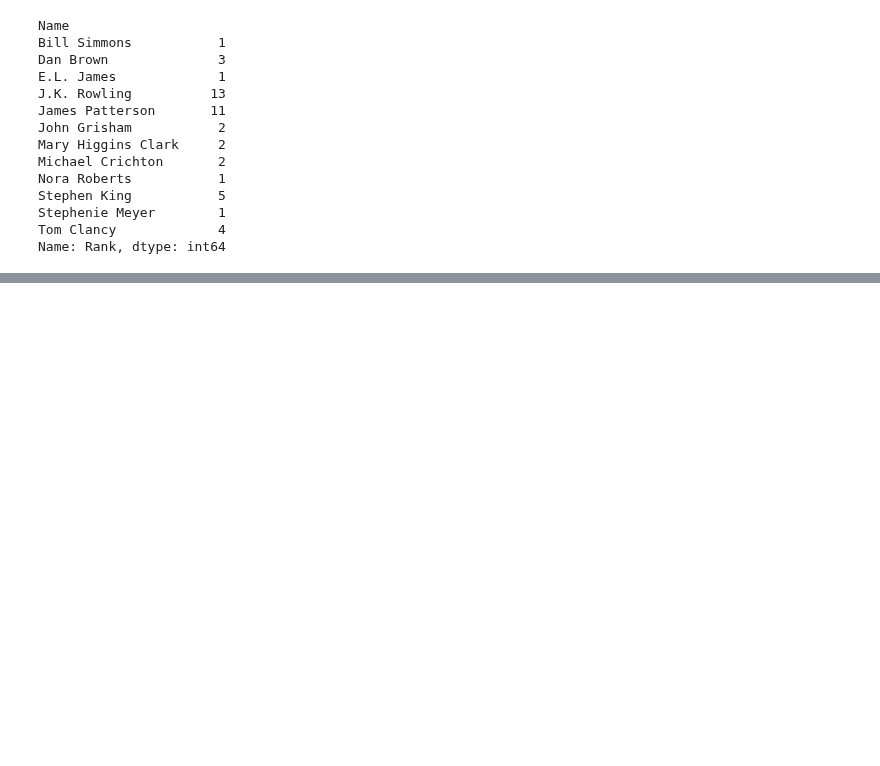
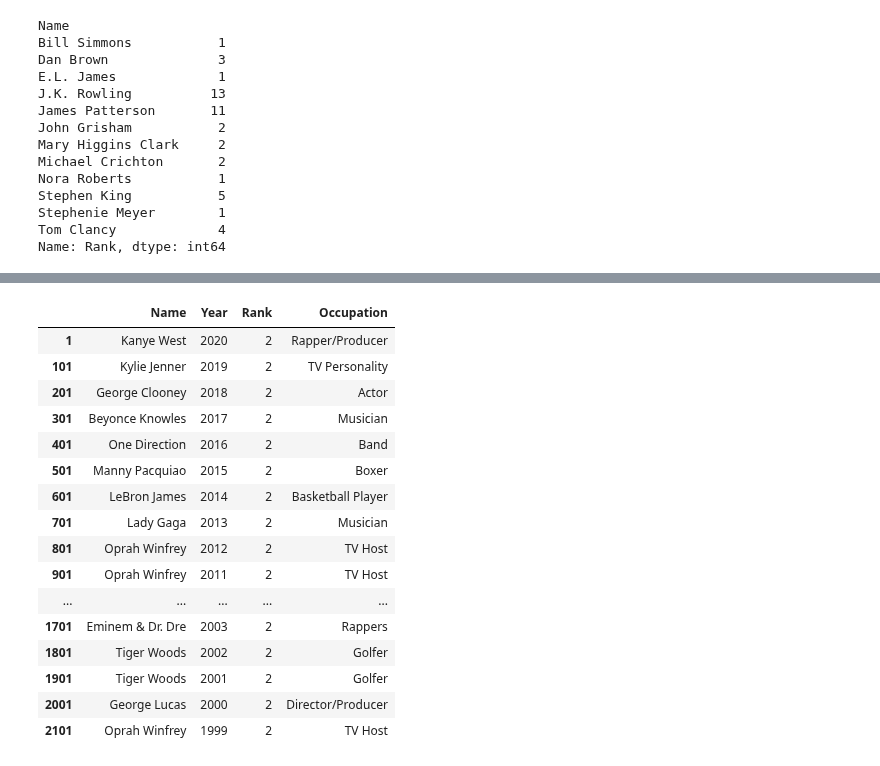
Before and after one commit to chandanabrdwj/100DaysOfML, a Jupyter notebook: 100-celebs-x-22-years-of-forbes.ipynb, the cells around one changed output, grey strips where cells are left out. Saved outputs shown, nothing was run; the diff lists cells and outputs as text; code cells hidden in the pictures; blank space fills up the shorter version.

```diff
--- a/100-celebs-x-22-years-of-forbes.ipynb
+++ b/100-celebs-x-22-years-of-forbes.ipynb
@@ -260,0 +259,20 @@ Name: Rank, dtype: int64
+# %%
+df[df.Rank == 2]
+# %% [output]
+|  | Name | Year | Rank | Occupation |
+| 1 | Kanye West | 2020 | 2 | Rapper/Producer |
+| 101 | Kylie Jenner | 2019 | 2 | TV Personality |
+| 201 | George Clooney | 2018 | 2 | Actor |
+| 301 | Beyonce Knowles | 2017 | 2 | Musician |
+| 401 | One Direction | 2016 | 2 | Band |
+| 501 | Manny Pacquiao | 2015 | 2 | Boxer |
+| 601 | LeBron James | 2014 | 2 | Basketball Player |
+| 701 | Lady Gaga | 2013 | 2 | Musician |
+| 801 | Oprah Winfrey | 2012 | 2 | TV Host |
+| 901 | Oprah Winfrey | 2011 | 2 | TV Host |
+| ... | ... | ... | ... | ... |
+| 1701 | Eminem & Dr. Dre | 2003 | 2 | Rappers |
+| 1801 | Tiger Woods | 2002 | 2 | Golfer |
+| 1901 | Tiger Woods | 2001 | 2 | Golfer |
+| 2001 | George Lucas | 2000 | 2 | Director/Producer |
+| 2101 | Oprah Winfrey | 1999 | 2 | TV Host |
```
Also changed, not shown: parts of 9 cells of this notebook.
